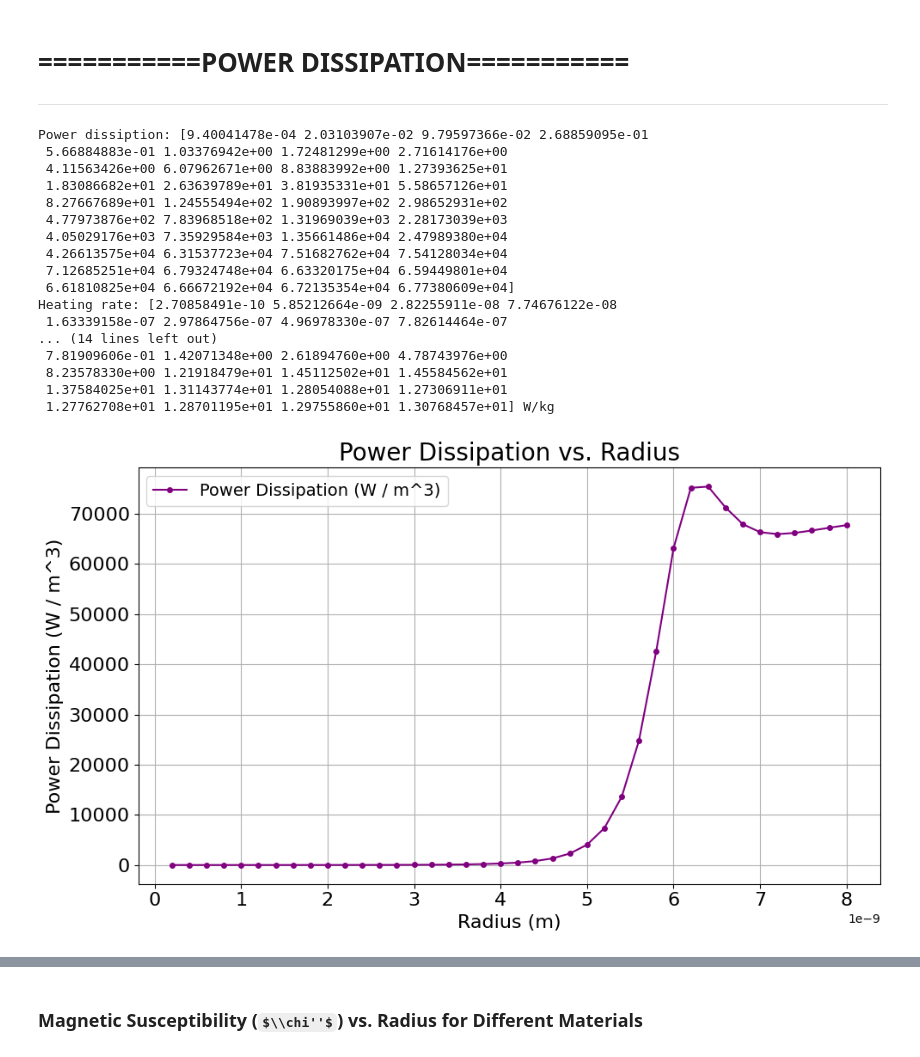
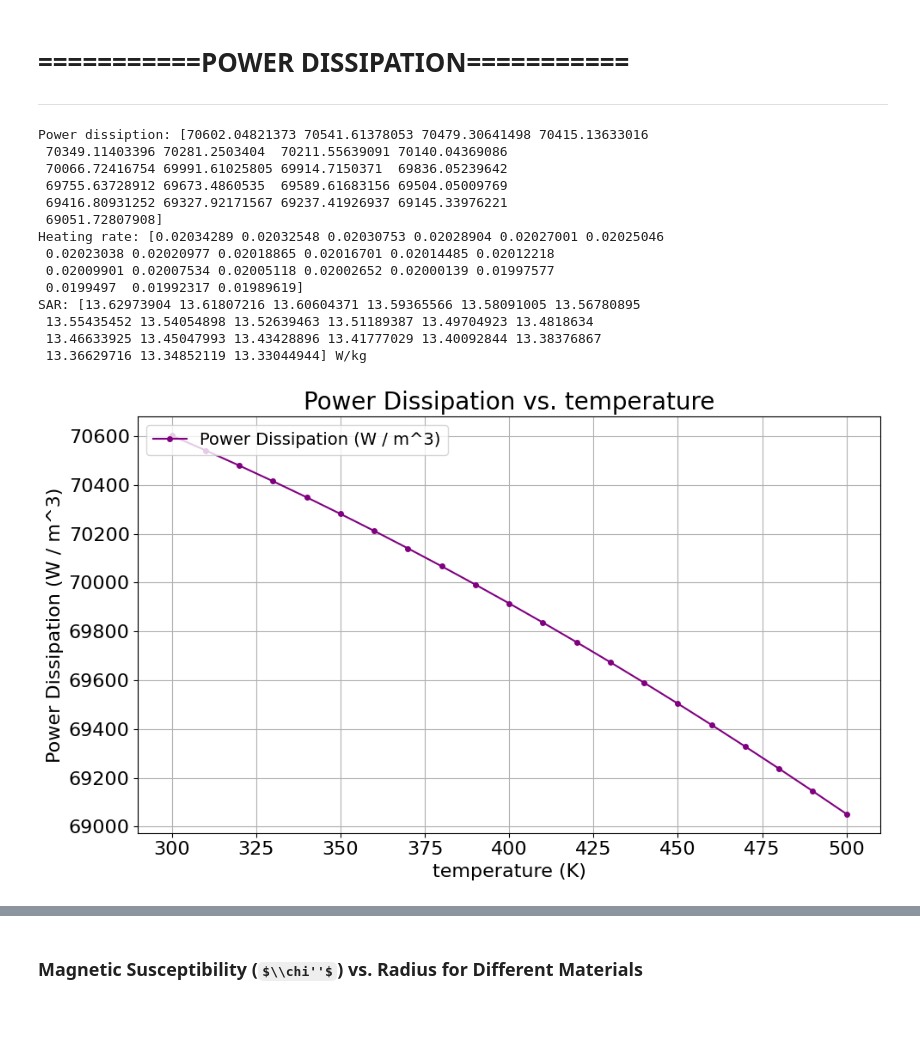
Before and after one commit to b00001/sciusproject-hyperthermia, a Jupyter notebook: week1_and_2.ipynb, the cells around one changed output, grey strips where cells are left out. Drawn from its saved outputs; the diff is of its cells as text; code cells hidden in the pictures; some formulas as TeX source; blank space fills up the shorter version.

```diff
--- a/week1_and_2.ipynb
+++ b/week1_and_2.ipynb
@@ -27,16 +27,16 @@ def get_val(var):
         return np.arange(var[0], var[2] + (var[1]/2), var[1])
     return np.array(var, dtype=float)
 
-kB_in = 1.380649e-23        # [J/K] ค่าคงที่
+kB_in = 1.380649e-23        # [J/K]
 mu0_in = 4 * np.pi * 1e-7   # [H/m]
 tau0_in = 1e-9              # [s]
 
 H_app_in = 0.1e-3             # [Tesla]
 eta_in = 0.0015             # [Pa s]
-T_in = 300                   # [K] 300
-f_in = 300e3              # [Hz] แก้ให้เป็น 300kHz
-delta_in = 0.1e-9           # [m] ส่วนพื้นผิว 10 nm
-R_in = [0.2e-9, .2e-9, 8e-9]              # [m] [0.2e-9, .2e-9, 8e-9]
+T_in = [300, 10, 500]                  # [K]
+f_in = 300e3              # [Hz]
+delta_in = 0.1e-9           # [m]
+R_in = 10e-9           # [m]
 
 kB = get_val(kB_in)
 mu0 = get_val(mu0_in)
@@ -225,36 +192,33 @@ print(f"Heating rate: {T_s}")
 SAR = P / rho   # [W/m³] / [kg/m³] = [W/kg]
 print(f"SAR: {SAR} W/kg")
 # %% [output]
-Power dissiption: [9.40041478e-04 2.03103907e-02 9.79597366e-02 2.68859095e-01
- 5.66884883e-01 1.03376942e+00 1.72481299e+00 2.71614176e+00
- 4.11563426e+00 6.07962671e+00 8.83883992e+00 1.27393625e+01
- 1.83086682e+01 2.63639789e+01 3.81935331e+01 5.58657126e+01
- 8.27667689e+01 1.24555494e+02 1.90893997e+02 2.98652931e+02
- 4.77973876e+02 7.83968518e+02 1.31969039e+03 2.28173039e+03
- 4.05029176e+03 7.35929584e+03 1.35661486e+04 2.47989380e+04
- 4.26613575e+04 6.31537723e+04 7.51682762e+04 7.54128034e+04
- 7.12685251e+04 6.79324748e+04 6.63320175e+04 6.59449801e+04
- 6.61810825e+04 6.66672192e+04 6.72135354e+04 6.77380609e+04]
-Heating rate: [2.70858491e-10 5.85212664e-09 2.82255911e-08 7.74676122e-08
- 1.63339158e-07 2.97864756e-07 4.96978330e-07 7.82614464e-07
-... (14 lines left out)
- 7.81909606e-01 1.42071348e+00 2.61894760e+00 4.78743976e+00
- 8.23578330e+00 1.21918479e+01 1.45112502e+01 1.45584562e+01
- 1.37584025e+01 1.31143774e+01 1.28054088e+01 1.27306911e+01
- 1.27762708e+01 1.28701195e+01 1.29755860e+01 1.30768457e+01] W/kg
+Power dissiption: [70602.04821373 70541.61378053 70479.30641498 70415.13633016
+ 70349.11403396 70281.2503404  70211.55639091 70140.04369086
+ 70066.72416754 69991.61025805 69914.7150371  69836.05239642
+ 69755.63728912 69673.4860535  69589.61683156 69504.05009769
+ 69416.80931252 69327.92171567 69237.41926937 69145.33976221
+ 69051.72807908]
+Heating rate: [0.02034289 0.02032548 0.02030753 0.02028904 0.02027001 0.02025046
+ 0.02023038 0.02020977 0.02018865 0.02016701 0.02014485 0.02012218
+ 0.02009901 0.02007534 0.02005118 0.02002652 0.02000139 0.01997577
+ 0.0199497  0.01992317 0.01989619]
+SAR: [13.62973904 13.61807216 13.60604371 13.59365566 13.58091005 13.56780895
+ 13.55435452 13.54054898 13.52639463 13.51189387 13.49704923 13.4818634
+ 13.46633925 13.45047993 13.43428896 13.41777029 13.40092844 13.38376867
+ 13.36629716 13.34852119 13.33044944] W/kg
 # %%
-# Plot Power Dissipation vs Radius
 plt.figure(figsize=(10, 6))
-# ใช้ค่าอาเรย์ P และ R ที่คำนวณไว้แล้ว
-plt.plot(R, P, marker='o', linestyle='-', color='purple', label='Power Dissipation (W / m^3)', markersize=4)
+
+plt.plot(T, P, marker='o', linestyle='-', color='purple', label='Power Dissipation (W / m^3)', markersize=4)
+
 plt.ylabel('Power Dissipation (W / m^3)', fontsize=16)
-plt.title('Power Dissipation vs. Radius', fontsize=20)
+plt.title('Power Dissipation vs. temperature', fontsize=20)
 plt.grid(True)
 plt.legend(loc='upper left', fontsize=14)
 plt.tick_params(axis='both', labelsize=16)
-plt.xlabel('Radius (m)', fontsize=16)
+plt.xlabel('temperature (K)', fontsize=16)
 plt.tight_layout()
 plt.show()
 # %% [output]
-[figure, old version]
+[figure, new version]
 # %%
```
Also changed, not shown: parts of 16 cells of this notebook.
